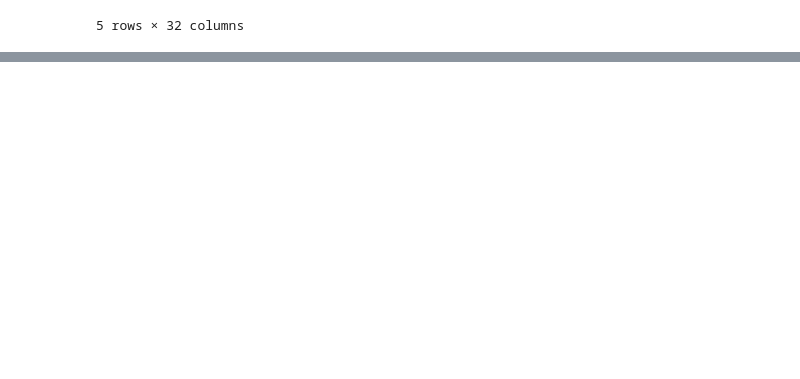
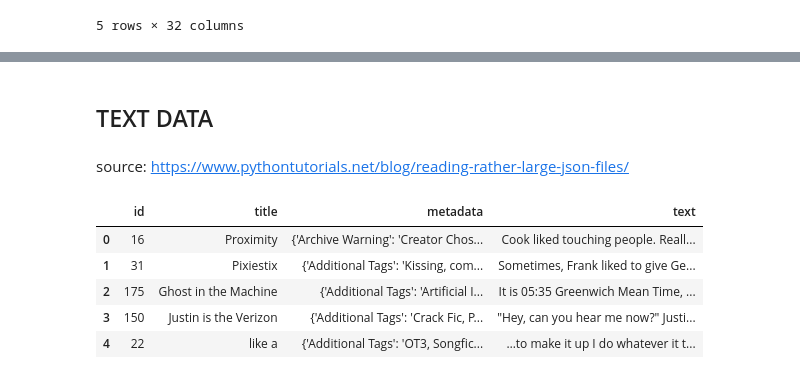
Before and after one commit to Karemanyasser/final_assignment_IAT-461, a Jupyter notebook: ao3_EDA.ipynb, the cells around one changed output, grey strips where cells are left out. Saved outputs shown, nothing was run; the diff lists cells and outputs as text; code cells hidden in the pictures; blank space fills up the shorter version.

```diff
--- a/ao3_EDA.ipynb
+++ b/ao3_EDA.ipynb
@@ -282,0 +375,2 @@ we will drop works whose fandom size is less than 100 as we don't want works tha
+# %% [markdown]
+## TEXT DATA
@@ -282,0 +384,11 @@ we will drop works whose fandom size is less than 100 as we don't want works tha
+# %% [markdown]
+source: https://www.pythontutorials.net/blog/reading-rather-large-json-files/
+# %%
+df.head(5)
+# %% [output]
+|  | id | title | metadata | text |
+| 0 | 16 | Proximity | {'Archive Warning': 'Creator Chos... | Cook liked touching people. Reall... |
+| 1 | 31 | Pixiestix | {'Additional Tags': 'Kissing, com... | Sometimes, Frank liked to give Ge... |
+| 2 | 175 | Ghost in the Machine | {'Additional Tags': 'Artificial I... | It is 05:35 Greenwich Mean Time, ... |
+| 3 | 150 | Justin is the Verizon | {'Additional Tags': 'Crack Fic, P... | "Hey, can you hear me now?" Justi... |
+| 4 | 22 | like a | {'Additional Tags': 'OT3, Songfic... | …to make it up I do whatever it t... |
```
Also changed, not shown: parts of 30 cells of this notebook.
